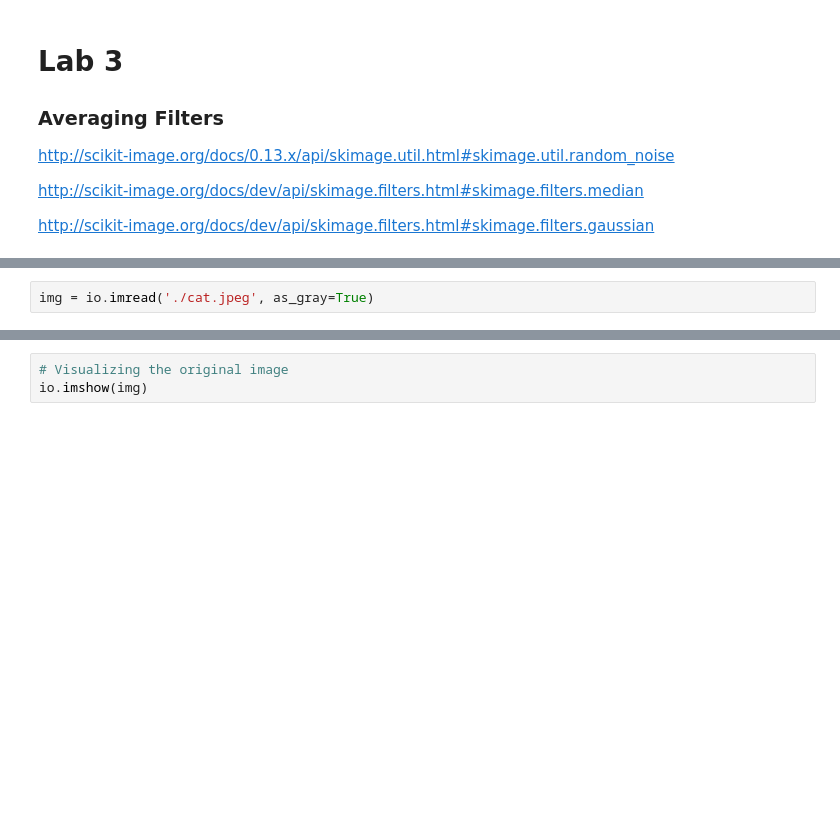
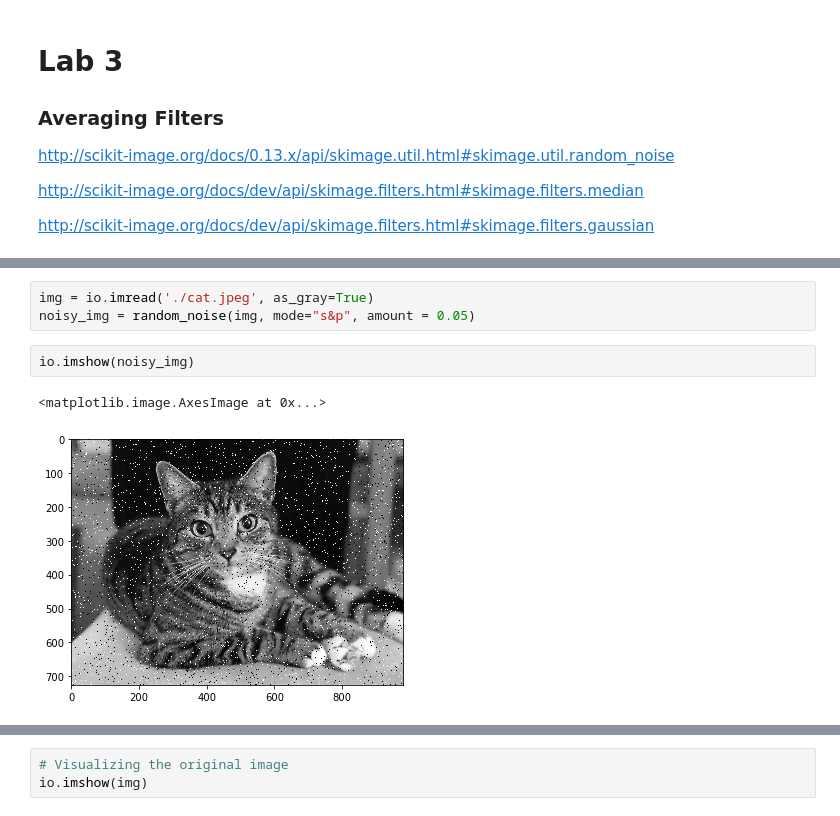
Before and after one commit to EssamWisam/Image-Processing-Labs, a Jupyter notebook: Lab-03-Smoothing-STD/Lab_Smoothing_STD.ipynb, the cells around one changed output, grey strips where cells are left out. Drawn from its saved outputs; the diff is of its cells as text; blank space fills up the shorter version.

```diff
--- a/Lab-03-Smoothing-STD/Lab_Smoothing_STD.ipynb
+++ b/Lab-03-Smoothing-STD/Lab_Smoothing_STD.ipynb
@@ -20,5 +17,11 @@ The autoreload extension is already loaded. To reload it, use:
 # %%
 img = io.imread('./cat.jpeg', as_gray=True)
+noisy_img = random_noise(img, mode="s&p", amount = 0.05)
+# %%
+io.imshow(noisy_img)
+# %% [output]
+<matplotlib.image.AxesImage at 0x...>
+[figure, added]
 # %%
 '''
 (1) Your own median filter algorithm
```
Also changed, not shown: parts of 4 cells of this notebook.
